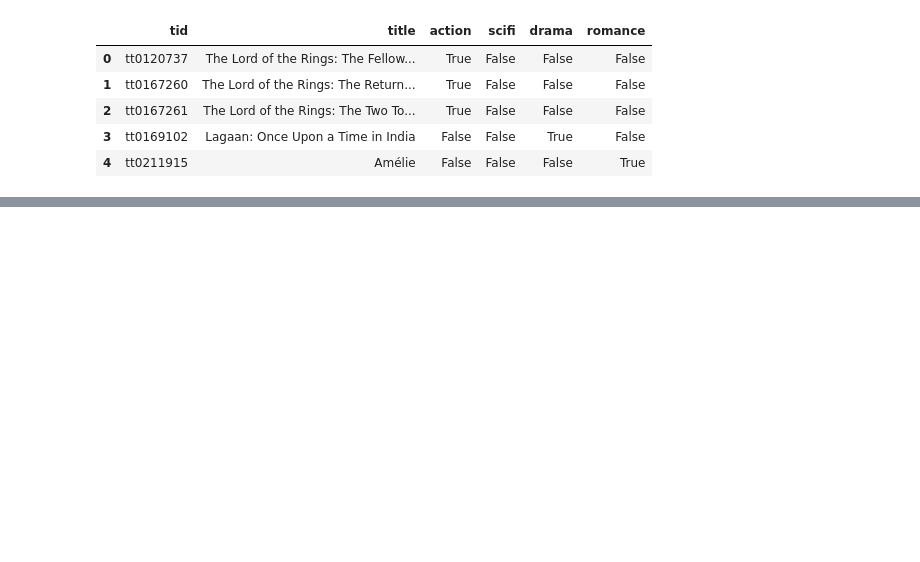
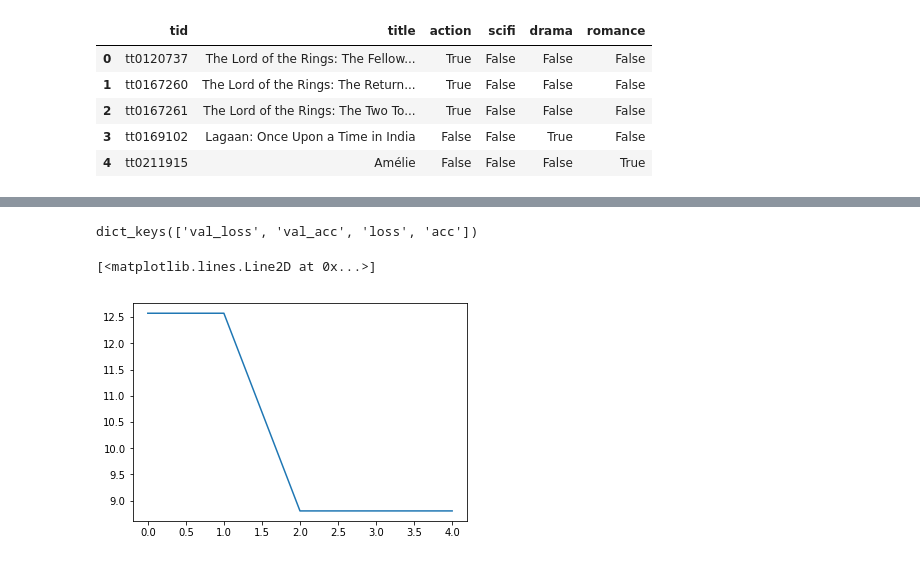
Before and after one commit to HarshavardhanK/Deep-Learning-and-CV, a Jupyter notebook: Deep-Learning-Assignment/Manas-Posters.ipynb, the cells around one changed output, grey strips where cells are left out. Cells and saved outputs as stored; diff of their text form; code cells hidden in the pictures; blank space fills up the shorter version.

```diff
--- a/Deep-Learning-Assignment/Manas-Posters.ipynb
+++ b/Deep-Learning-Assignment/Manas-Posters.ipynb
@@ -272,0 +551,9 @@ Clipping input data to the valid range for imshow with RGB data ([0..1] for floa
+# %%
+for _id, img in big_img_dict.items():
+
+    if(img.shape[2] == 4):
+        print('y')
+        img = cv2.cvtColor(img, cv2.COLOR_RGBA2RGB)
+        big_img_dict[_id] = img
+# %%
+dataset, y, label_dict, ids = prepare_data(data, big_img_dict)
@@ -272,0 +572,24 @@ Clipping input data to the valid range for imshow with RGB data ([0..1] for floa
+# %%
+class_weights = {0:2, 1:7, 2:1, 3:3}
+# %%
+model = Sequential()
+
+model.add(Conv2D(32, kernel_size=(3,3), activation='relu', input_shape=(150, 101, 3)))
+model.add(Conv2D(32, (3,3), activation='relu'))
+model.add(MaxPooling2D(pool_size=(2,2)))
+model.add(Dropout(0.25))
+
+model.add(Conv2D(64, (3,3), activation='relu'))
+model.add(Conv2D(64, (3,3), activation='relu'))
+model.add(MaxPooling2D((2,2)))
+model.add(Dropout(0.25))
+
+model.add(Flatten())
+model.add(Dense(128, activation='relu'))
+model.add(Dropout(0.5))
+model.add(Dense(4, activation='relu'))
+
+model.compile(loss='binary_crossentropy', optimizer=keras.optimizers.Adam(),  metrics=['accuracy'])
+
+n = 200
+history = model.fit(np.array(dataset[:n]), np.array(y[:n]), batch_size = 10, class_weight=class_weights, epochs = 5, verbose = 1, validation_split = 0.1)
@@ -272,0 +608,9 @@ Clipping input data to the valid range for imshow with RGB data ([0..1] for floa
+# %%
+print(history.history.keys())
+# %% [output]
+dict_keys(['val_loss', 'val_acc', 'loss', 'acc'])
+# %%
+plt.plot(history.history['val_loss'])
+# %% [output]
+[<matplotlib.lines.Line2D at 0x...>]
+[figure, added]
```
Also changed, not shown: parts of 65 cells of this notebook, 15 other files.
